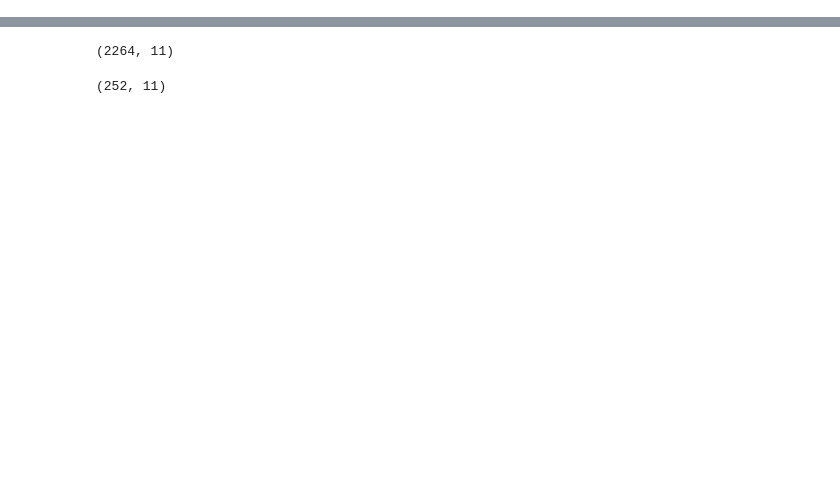
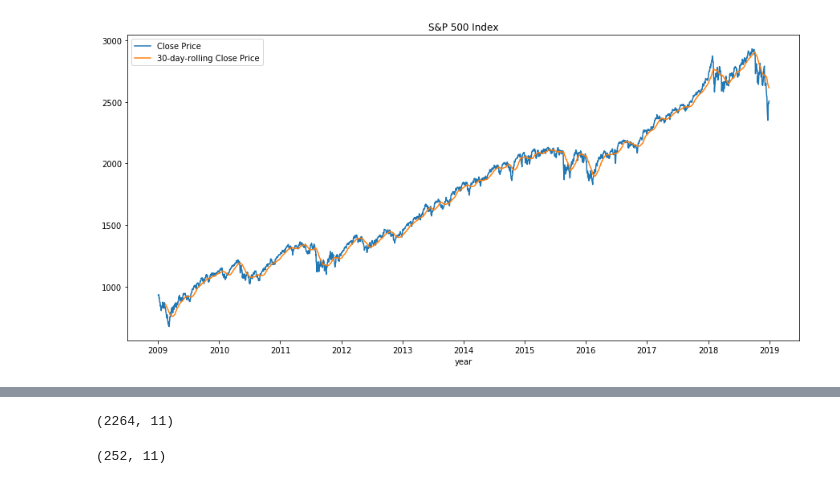
Before and after one commit to Jadezzz/FDA_HW3, a Jupyter notebook: FDA_HW3.ipynb, the cells around one changed output, grey strips where cells are left out. Drawn from its saved outputs; the diff is of its cells as text; code cells hidden in the pictures; blank space fills up the shorter version.

```diff
--- a/FDA_HW3.ipynb
+++ b/FDA_HW3.ipynb
@@ -62,0 +108,10 @@ data.head()
+# %%
+plt.figure(figsize=(15,7))
+plt.plot_date(data['Date'], data['Close Price'], '-')
+plt.plot_date(data['Date'], data['Close Price'].rolling(30).mean(), '-')
+plt.title('S&P 500 Index')
+plt.legend(['Close Price', '30-day-rolling Close Price'])
+plt.xlabel('year')
+plt.show()
+# %% [output]
+[figure, added]
```
Also changed, not shown: parts of 88 cells of this notebook, 2 other files.
